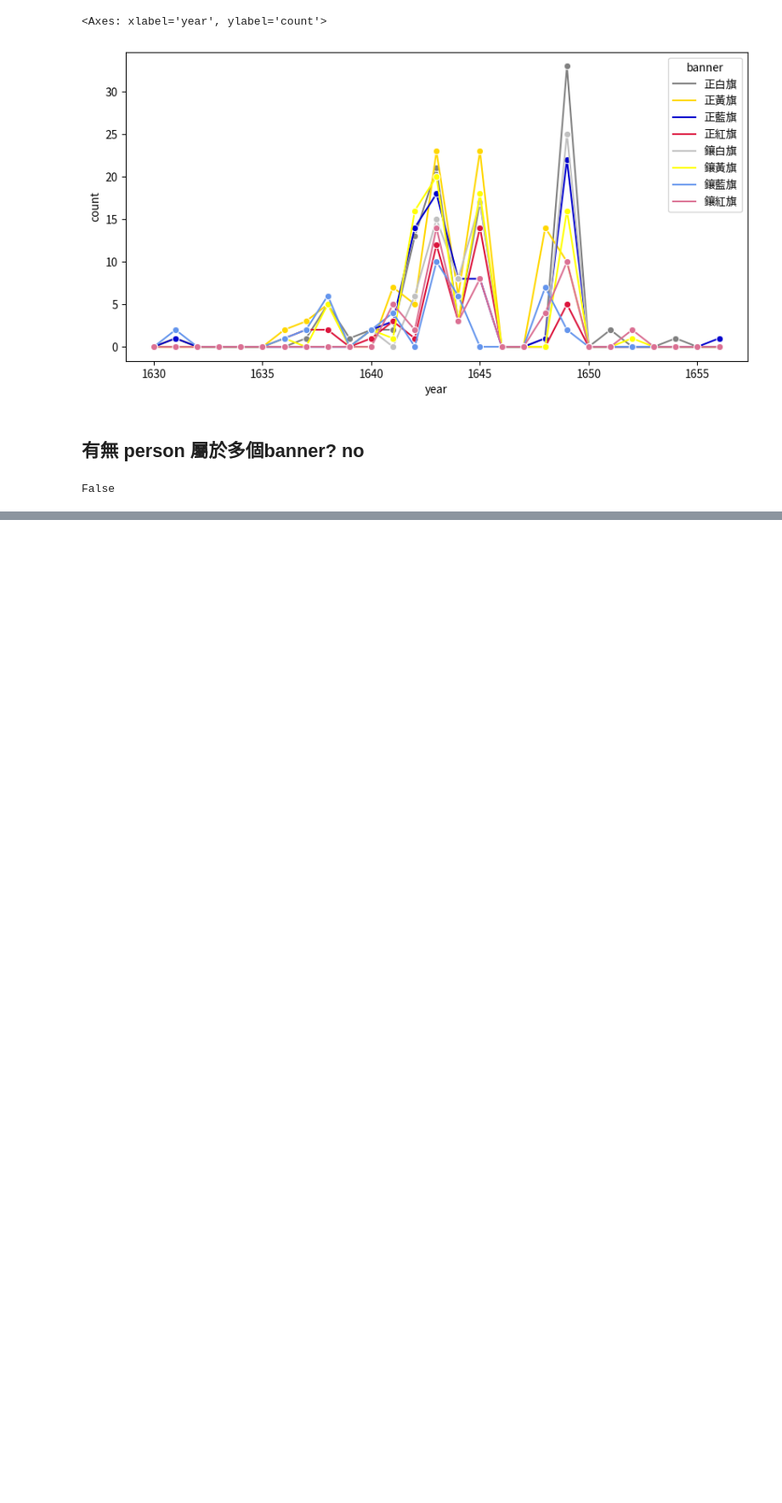
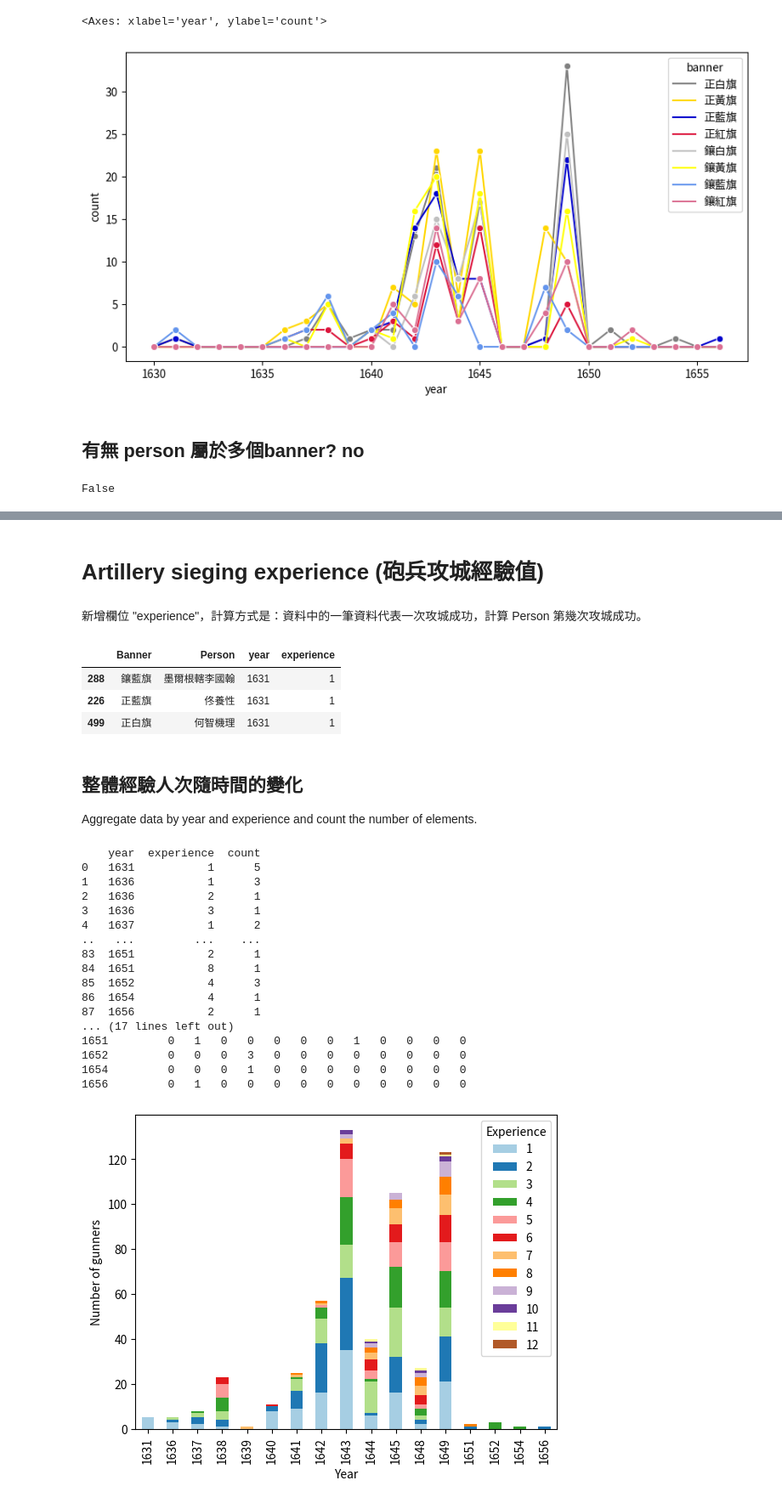
Before and after one commit to tinafanfan/My-Python, a Jupyter notebook: EDA.ipynb, the cells around one changed output, grey strips where cells are left out. Shown at 85% size. Drawn from its saved outputs; the diff is of its cells as text; code cells hidden in the pictures; blank space fills up the shorter version.

```diff
--- a/EDA.ipynb
+++ b/EDA.ipynb
@@ -62,3 +50,5 @@ person_of_banner = data_df.iloc[:,0:2].drop_duplicates()
+# %%
+data_df = data_df.sort_values(by='year') # sort the rows by year
 # %% [markdown]
 # Data overview
 # %%
@@ -216,19 +174,0 @@ banner_yr_app_counts
-# %%
-df = banner_yr_app_counts.sort_values(by='year')
-
-# 使用 pivot_table 将数据重塑为适合绘制堆叠条形图的形式
-pivot_df = df.pivot_table(index='year', columns='seniority', values='count', aggfunc='sum', fill_value=0)
-
-
-
-# 绘制堆叠条形图
-# plt.figure(figsize=(12, 4))
-fig = plt.figure(figsize=(10, 10))
-sns.set_palette("tab10")  # 使用默认颜色方案
-pivot_df.plot(kind='bar', stacked=True)
-plt.xlabel('Year')
-# plt.ylabel(selected_banner)
-# plt.title()
-plt.legend(title='seniority')
-plt.show()
-# plt.savefig(f'seniority_{one_banner}.png')
@@ -413,0 +175,56 @@ df
+# %% [markdown]
+# Artillery sieging experience (砲兵攻城經驗值)
+# %% [markdown]
+新增欄位 "experience"，計算方式是：資料中的一筆資料代表一次攻城成功，計算 Person 第幾次攻城成功。
+# %%
+df = data_df
+df['experience'] = df.groupby('Person').cumcount() + 1 # start from 1
+df = df[['Banner', 'Person', 'year','experience']]
+df_exp = df
+
+df_exp.iloc[0:3,:]
+# %% [output]
+|  | Banner | Person | year | experience |
+| 288 | 鑲藍旗 | 墨爾根轄李國翰 | 1631 | 1 |
+| 226 | 正藍旗 | 佟養性 | 1631 | 1 |
+| 499 | 正白旗 | 何智機理 | 1631 | 1 |
+# %% [markdown]
+## 整體經驗人次隨時間的變化
+
+Aggregate data by year and experience and count the number of elements.
+# %%
+# aggregate
+df = df_exp.groupby(['year', 'experience']).size()
+df = df.reset_index(name='count')
+print(df)
+
+# long format to wide format, for plot
+df = df.pivot_table(index='year', columns='experience', values='count', aggfunc='sum', fill_value=0)
+print(df)
+
+# barchart
+sns.set_palette("Paired")
+df.plot(kind='bar', stacked=True)
+plt.xlabel('Year')
+plt.ylabel('Number of gunners')
+plt.legend(title='Experience')
+plt.show()
+# %% [output]
+    year  experience  count
+0   1631           1      5
+1   1636           1      3
+2   1636           2      1
+3   1636           3      1
+4   1637           1      2
+..   ...         ...    ...
+83  1651           2      1
+84  1651           8      1
+85  1652           4      3
+86  1654           4      1
+87  1656           2      1
+... (17 lines left out)
+1651         0   1   0   0   0   0   0   1   0   0   0   0
+1652         0   0   0   3   0   0   0   0   0   0   0   0
+1654         0   0   0   1   0   0   0   0   0   0   0   0
+1656         0   1   0   0   0   0   0   0   0   0   0   0
+[figure, added]
```
Also changed, not shown: parts of 39 cells of this notebook.
